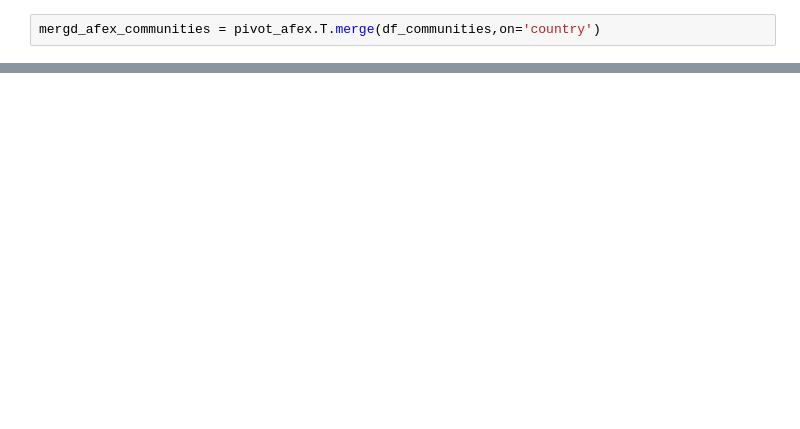
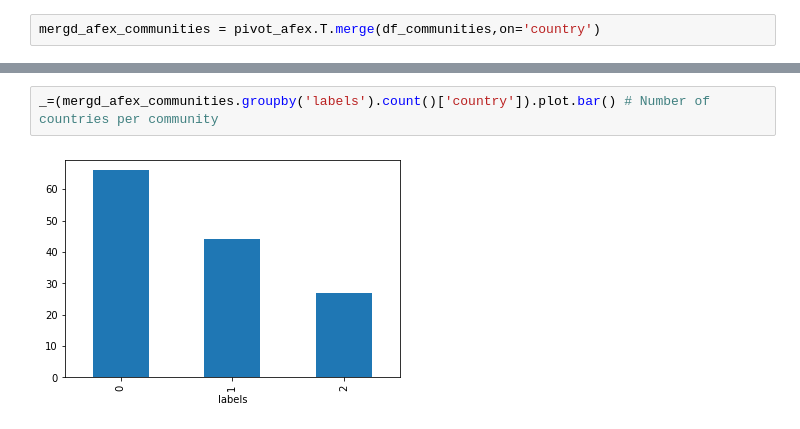
Before and after one commit to RogelioLozano/AOFFTN, a Jupyter notebook: Exploration_V3/network_based_tsclsut.ipynb, the cells around one changed output, grey strips where cells are left out. Cells and saved outputs as stored; diff of their text form; blank space fills up the shorter version.

```diff
--- a/Exploration_V3/network_based_tsclsut.ipynb
+++ b/Exploration_V3/network_based_tsclsut.ipynb
@@ -81,3 +84,7 @@ for ax in axes:
+# %%
+_=(mergd_afex_communities.groupby('labels').count()['country']).plot.bar() # Number of countries per community
+# %% [output]
+[figure, added]
 # %%
 plt.figure(figsize=(10,10))
 sns.histplot(x='value',data=mergd_afex_communities.groupby('labels').mean().T.melt(),hue='labels',kde=True,alpha=0.6)
```
Also changed, not shown: parts of 34 cells of this notebook, 1 other file.
